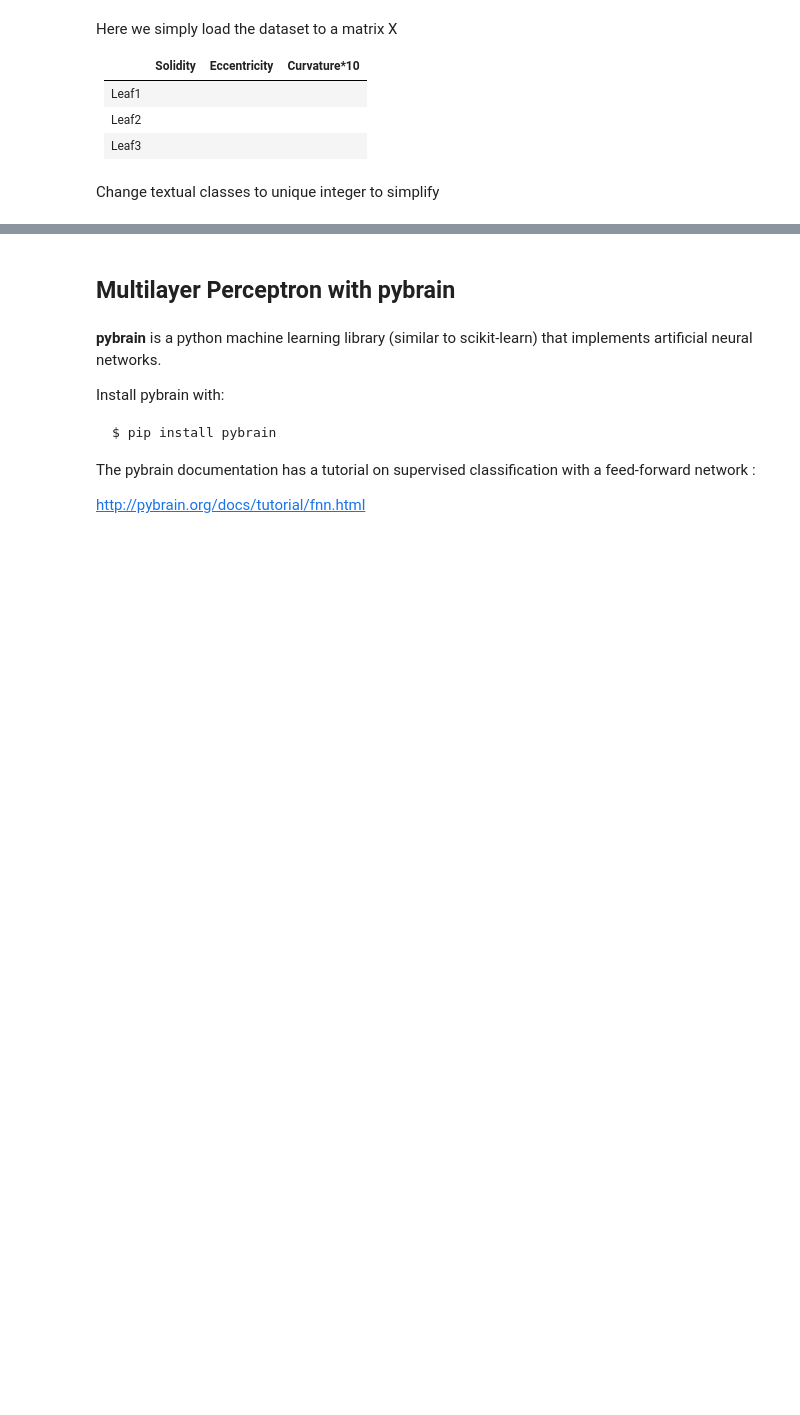
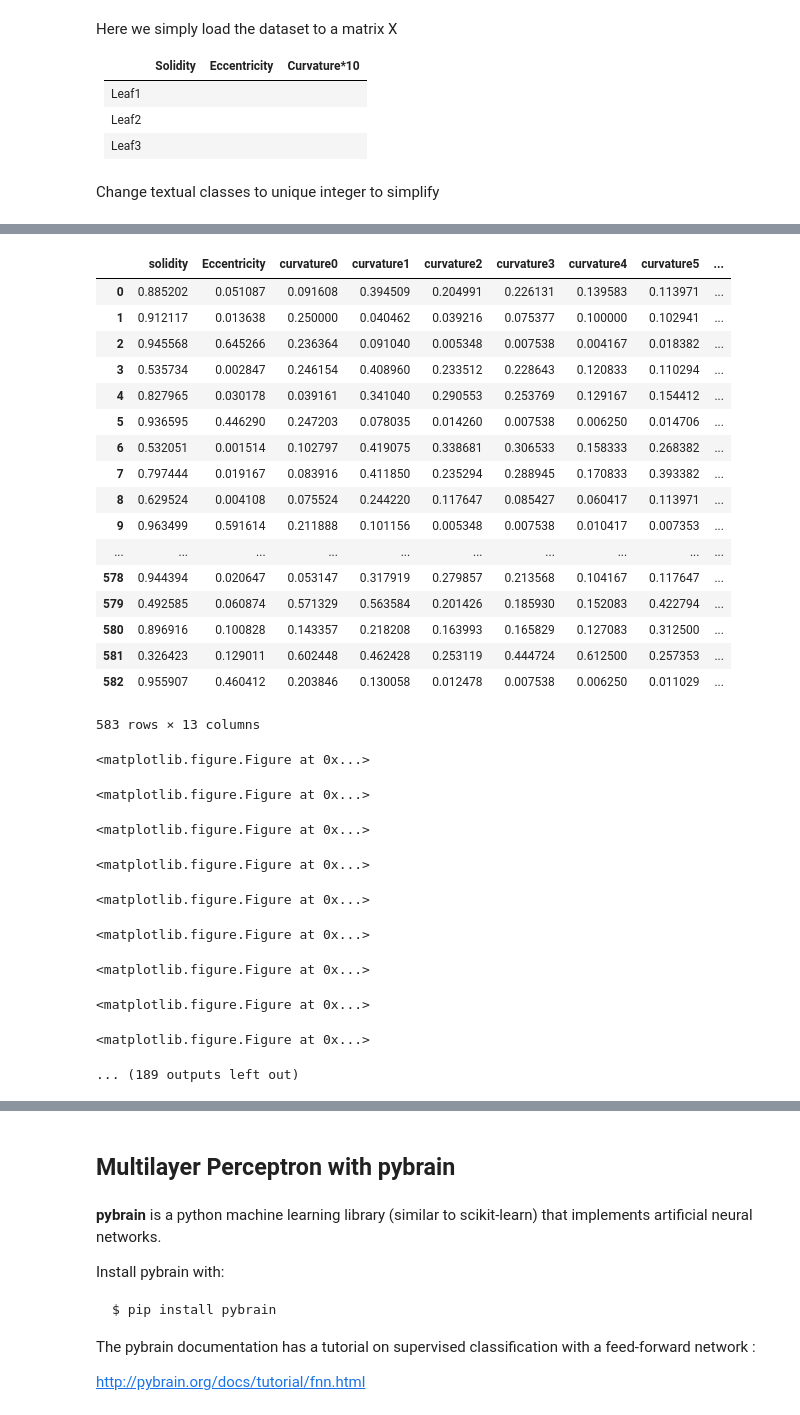
Before and after one commit to RossierFl/MLBD-lab2, a Jupyter notebook: lab2_assignment.ipynb, the cells around one changed output, grey strips where cells are left out. Cells and saved outputs as stored; diff of their text form; code cells hidden in the pictures; blank space fills up the shorter version.

```diff
--- a/lab2_assignment.ipynb
+++ b/lab2_assignment.ipynb
@@ -492,9 +495,9 @@ def getUniqueId(classid,init=True):
     return tel
 # %%
 colnames = np.array([
-    'class', 'solidity', 'Eccentricity', 'curvature0', 'curvature1', 'curvature2', 'curvature3',
+    'solidity', 'Eccentricity', 'curvature0', 'curvature1', 'curvature2', 'curvature3',
     'curvature4', 'curvature5', 'curvature6', 'curvature7', 'curvature8',
-    'curvature9'
+    'curvature9','class'
 ])
 index = len(np.unique(meta['basename']))
 print index
@@ -518,17 +521,21 @@ for i in range(0,index):
     curve_histo_tmp = curvature_hist(img)
     curve_histo=np.vstack((curve_histo,np.matrix(curve_histo_tmp)))
 
-data = np.matrix(np.matrix(classid).T)curve_histo
-data = np.concatenate((data,np.matrix(solidity).T),axis=1)
+
+data = np.matrix(np.matrix(solidity).T)
 data = np.concatenate((data,np.matrix(encentricity).T),axis=1)
 histo = curve_histo[1:len(curve_histo),:]
 data = np.hstack((data,histo))
 #print data
+min_max_scaler = preprocessing.MinMaxScaler()
+data_norm = min_max_scaler.fit_transform(data)
+#print data_norm
+data_norm = np.concatenate((data_norm,np.matrix(classid).T),axis=1)
 
 
-df = pd.DataFrame(data=data, columns=colnames)
+df = pd.DataFrame(data=data_norm, columns=colnames)
 # Ensure the class column is an int
-df['classid'] = data[:,0].astype(np.int)
+#df['classid'] = data_norm[:,0].astype(np.int)
 
 # Pandas dataframes have a nice pretty-printing for ipython notebooks
 df
@@ -546,2 +553,30 @@ SyntaxError: invalid syntax (<ipython-input-24-42151a9398c2>, line 28)
+|  | solidity | Eccentricity | curvature0 | curvature1 | curvature2 | curvature3 | curvature4 | curvature5 | ... |
+| 0 | 0.885202 | 0.051087 | 0.091608 | 0.394509 | 0.204991 | 0.226131 | 0.139583 | 0.113971 | ... |
+| 1 | 0.912117 | 0.013638 | 0.250000 | 0.040462 | 0.039216 | 0.075377 | 0.100000 | 0.102941 | ... |
+| 2 | 0.945568 | 0.645266 | 0.236364 | 0.091040 | 0.005348 | 0.007538 | 0.004167 | 0.018382 | ... |
+| 3 | 0.535734 | 0.002847 | 0.246154 | 0.408960 | 0.233512 | 0.228643 | 0.120833 | 0.110294 | ... |
+| 4 | 0.827965 | 0.030178 | 0.039161 | 0.341040 | 0.290553 | 0.253769 | 0.129167 | 0.154412 | ... |
+| 5 | 0.936595 | 0.446290 | 0.247203 | 0.078035 | 0.014260 | 0.007538 | 0.006250 | 0.014706 | ... |
+| 6 | 0.532051 | 0.001514 | 0.102797 | 0.419075 | 0.338681 | 0.306533 | 0.158333 | 0.268382 | ... |
+| 7 | 0.797444 | 0.019167 | 0.083916 | 0.411850 | 0.235294 | 0.288945 | 0.170833 | 0.393382 | ... |
+| 8 | 0.629524 | 0.004108 | 0.075524 | 0.244220 | 0.117647 | 0.085427 | 0.060417 | 0.113971 | ... |
+| 9 | 0.963499 | 0.591614 | 0.211888 | 0.101156 | 0.005348 | 0.007538 | 0.010417 | 0.007353 | ... |
+| ... | ... | ... | ... | ... | ... | ... | ... | ... | ... |
+| 578 | 0.944394 | 0.020647 | 0.053147 | 0.317919 | 0.279857 | 0.213568 | 0.104167 | 0.117647 | ... |
+| 579 | 0.492585 | 0.060874 | 0.571329 | 0.563584 | 0.201426 | 0.185930 | 0.152083 | 0.422794 | ... |
+| 580 | 0.896916 | 0.100828 | 0.143357 | 0.218208 | 0.163993 | 0.165829 | 0.127083 | 0.312500 | ... |
+| 581 | 0.326423 | 0.129011 | 0.602448 | 0.462428 | 0.253119 | 0.444724 | 0.612500 | 0.257353 | ... |
+| 582 | 0.955907 | 0.460412 | 0.203846 | 0.130058 | 0.012478 | 0.007538 | 0.006250 | 0.011029 | ... |
+583 rows × 13 columns
+<matplotlib.figure.Figure at 0x...>
+<matplotlib.figure.Figure at 0x...>
+<matplotlib.figure.Figure at 0x...>
+<matplotlib.figure.Figure at 0x...>
+<matplotlib.figure.Figure at 0x...>
+<matplotlib.figure.Figure at 0x...>
+<matplotlib.figure.Figure at 0x...>
+<matplotlib.figure.Figure at 0x...>
+<matplotlib.figure.Figure at 0x...>
+... (189 outputs left out)
 # %%
 print df.describe()
```
Also changed, not shown: parts of 11 cells of this notebook.
